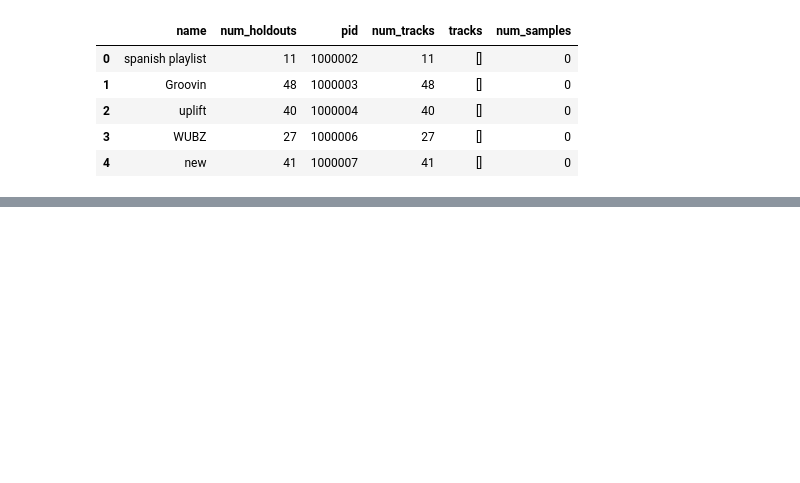
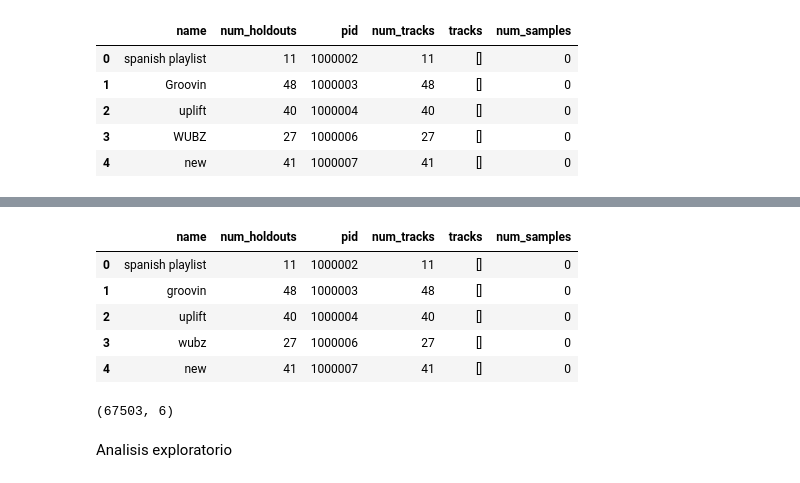
Before and after one commit to raulangelj/Proyecto-2-Data-Science, a Jupyter notebook: main.ipynb, the cells around one changed output, grey strips where cells are left out. Cells and saved outputs as stored; diff of their text form; code cells hidden in the pictures; blank space fills up the shorter version.

```diff
--- a/main.ipynb
+++ b/main.ipynb
@@ -136,0 +181,26 @@ test_dataset.head()
+# %%
+# create a copy of test_dataset and transform the artist_name column to a lower case
+test_clean_df = test_dataset.copy()
+test_clean_df['name'] = test_clean_df['name'].str.lower()
+test_clean_df.head()
+# %% [output]
+|  | name | num_holdouts | pid | num_tracks | tracks | num_samples |
+| 0 | spanish playlist | 11 | 1000002 | 11 | [] | 0 |
+| 1 | groovin | 48 | 1000003 | 48 | [] | 0 |
+| 2 | uplift | 40 | 1000004 | 40 | [] | 0 |
+| 3 | wubz | 27 | 1000006 | 27 | [] | 0 |
+| 4 | new | 41 | 1000007 | 41 | [] | 0 |
+# %%
+import re
+# remove the url texts from the track_name column
+for i in range(len(train_clean_df)):
+    train_clean_df.loc[i,'track_name'] = re.sub(r'((http|https)\:\/\/)?[a-zA-Z0-9\.\/\?\:@\-_=#]+\.([a-zA-Z]){2,6}([a-zA-Z0-9\.\&\/\?\:@\-_=#])*', "", train_clean_df.loc[i,'track_name'])
+# remove the url texts from the artist_name column
+for i in range(len(train_clean_df)):
+    train_clean_df.loc[i,'artist_name'] = re.sub(r'((http|https)\:\/\/)?[a-zA-Z0-9\.\/\?\:@\-_=#]+\.([a-zA-Z]){2,6}([a-zA-Z0-9\.\&\/\?\:@\-_=#])*', "", train_clean_df.loc[i,'artist_name'])
+# remove the url texts from the album_name column
+for i in range(len(train_clean_df)):
+    train_clean_df.loc[i,'album_name'] = re.sub(r'((http|https)\:\/\/)?[a-zA-Z0-9\.\/\?\:@\-_=#]+\.([a-zA-Z]){2,6}([a-zA-Z0-9\.\&\/\?\:@\-_=#])*', "", train_clean_df.loc[i,'album_name'])
+train_clean_df.shape
+# %% [output]
+(67503, 6)
@@ -136,0 +221,2 @@ test_dataset.head()
+# %% [markdown]
+Analisis exploratorio
```
Also changed, not shown: parts of 10 cells of this notebook, 2 other files.
